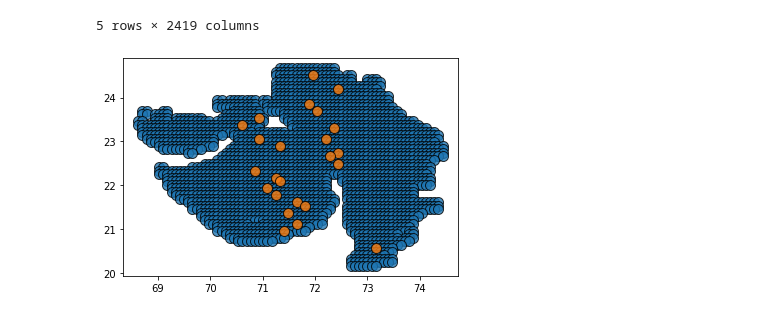
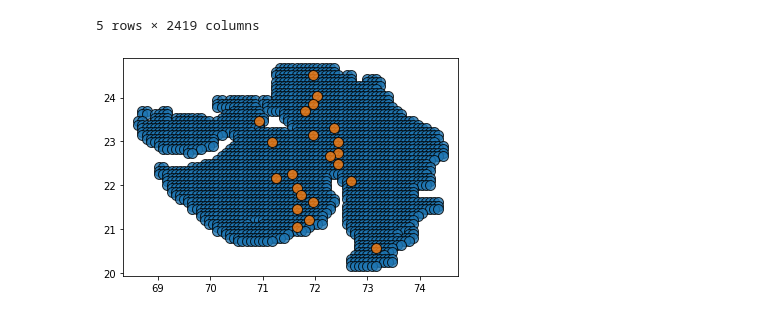
Before and after one commit to ishaan9006/agricultural-waste-utilization, a Jupyter notebook: run.ipynb, the cells around one changed output. Cells and saved outputs as stored; diff of their text form; code cells hidden in the pictures.

Commit message:
Added constraints to limit biomass!

```diff
--- a/run.ipynb
+++ b/run.ipynb
@@ -139,6 +137,7 @@ class Myoptimizer:
         overall_cost = 0
         locations = []
         sites_left = []
+        biomass_at_each_area = []
 
         for ind, area in enumerate(areas):           # Iterating areas
             options = len(area)
@@ -153,33 +152,26 @@ class Myoptimizer:
                 curr_biomass = 0
                 for j in range(st, en+1):
                     curr_cost += dm[i][j]
-                    if curr_biomass + biomass_forecast[j] > 20000:
-    #                     curr_cost -= dm[i][j]
-                        temp.append([ind,j, biomass_forecast[j]])   #Area number, site number, cost
-                    else:
-                        curr_biomass += biomass_forecast[j]
+                    curr_biomass += biomass_forecast[j]
                 if curr_cost < min_cost:
                     min_cost = curr_cost
                     best_loc = i
-                    if len(temp) != 0:
-                        sites_left.append(temp)
-                else:
-                    temp.clear()
-            # print("Best spot for area {} is: {} with a cost of {}".format(ind, best_loc, min_cost))
-#             print("Min cost for area {} is {}".format(ind, min_cost))
+                if curr_biomass > 20000:
+                    sites_left.append([ind, i, db['Latitude'].iloc[i], db['Longitude'].iloc[i]])
+                    curr_cost -= dm[i][j]
+                    curr_biomass -= biomass_forecast[j]
+                    break
+
             overall_cost += min_cost
             locations.append(best_loc)
-        _sites = []
-        for i in sites_left:
-            for j in i:
-                _sites.append(j[1])
-        _sites = list(set(_sites))
-        return locations, overall_cost, _sites
+            biomass_at_each_area.append(curr_biomass)
+
+        return locations, overall_cost, sites_left, biomass_at_each_area
 
     def getOptimalResults(self, const1, function1, show_map=False):
         optimal_results = {}
-        for i in range(1, const1+1):
-            locations, cost, sites_left = function1(db, i)
+        for i in range(2, const1+1):
+            locations, cost, sites_left, biomass = function1(db, i)
             optimal_results[i] = cost
         optimal_result = min(optimal_results, key=optimal_results.get)
         result = function1(db, depots=optimal_result)
@@ -250,6 +242,6 @@ dm = np.array(dm)
 # %%
 opt = Myoptimizer()
 # %%
-depot_locations, cost_to_depot, sites_left = opt.getOptimalResults(mx_num_depots, opt.getDepotLocations, show_map=True)
+depot_locations, cost_to_depot, sites_left, biomass = opt.getOptimalResults(mx_num_depots, opt.getDepotLocations, show_map=True)
 # %% [output]
-[figure, old version]
+[figure, new version]
```
Also changed, not shown: parts of 20 cells of this notebook.
